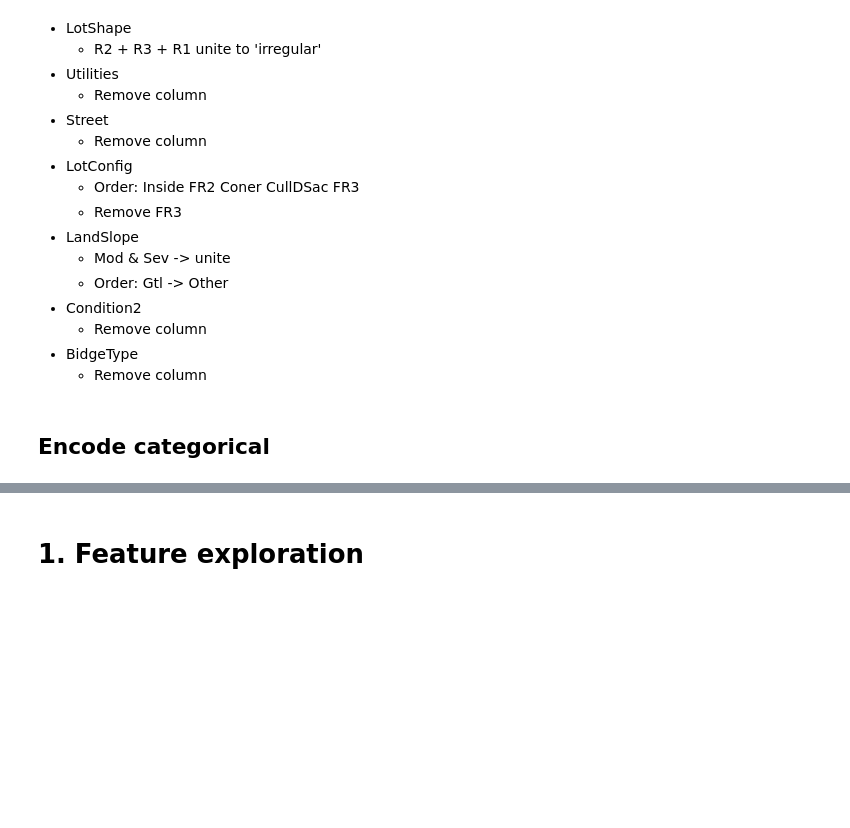
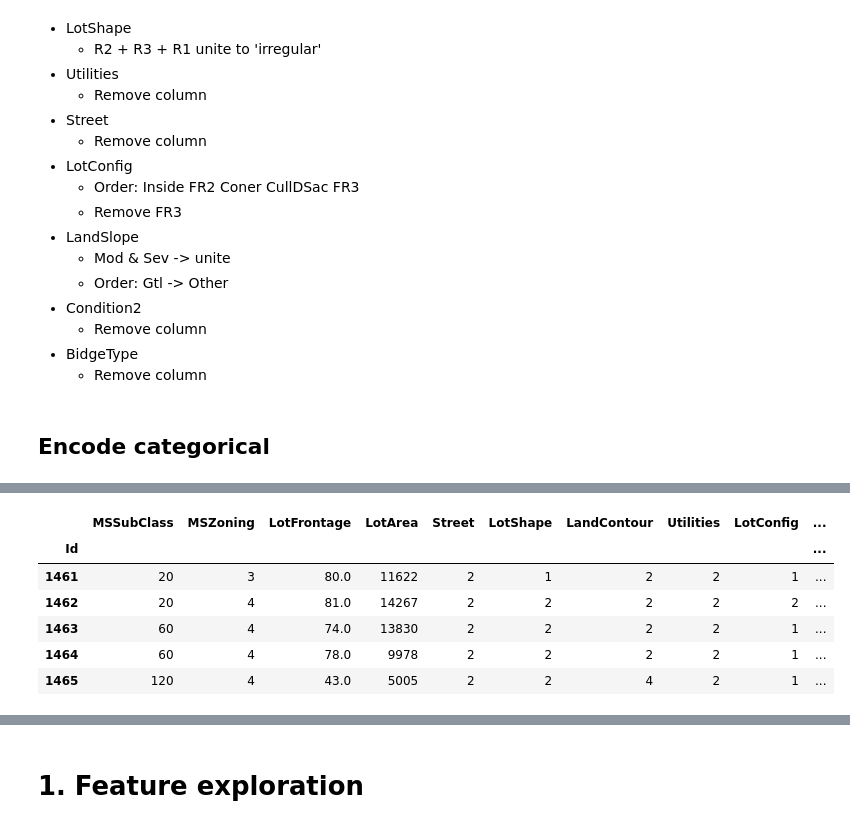
Before and after one commit to PashaIanko/Kaggle.HousePrices, a Jupyter notebook: House_Prices.ipynb, the cells around one changed output, grey strips where cells are left out. Cells and saved outputs as stored; diff of their text form; code cells hidden in the pictures; blank space fills up the shorter version.

```diff
--- a/House_Prices.ipynb
+++ b/House_Prices.ipynb
@@ -526,0 +549,10 @@ train.head()
+# %%
+test.head()
+# %% [output]
+|  | MSSubClass | MSZoning | LotFrontage | LotArea | Street | LotShape | LandContour | Utilities | LotConfig | ... |
+| Id |  |  |  |  |  |  |  |  |  | ... |
+| 1461 | 20 | 3 | 80.0 | 11622 | 2 | 1 | 2 | 2 | 1 | ... |
+| 1462 | 20 | 4 | 81.0 | 14267 | 2 | 2 | 2 | 2 | 2 | ... |
+| 1463 | 60 | 4 | 74.0 | 13830 | 2 | 2 | 2 | 2 | 1 | ... |
+| 1464 | 60 | 4 | 78.0 | 9978 | 2 | 2 | 2 | 2 | 1 | ... |
+| 1465 | 120 | 4 | 43.0 | 5005 | 2 | 2 | 4 | 2 | 1 | ... |
```
Also changed, not shown: parts of 17 cells of this notebook.
